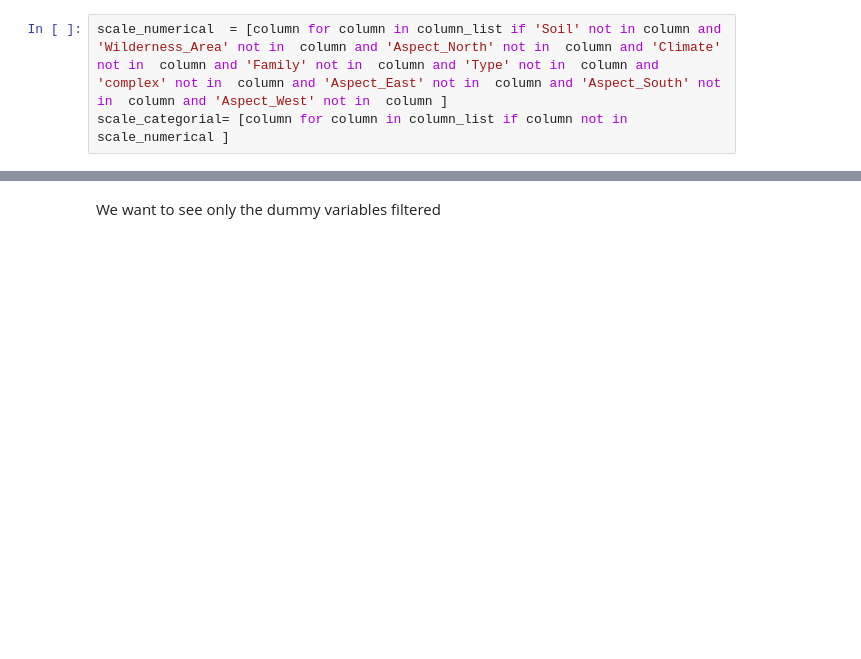
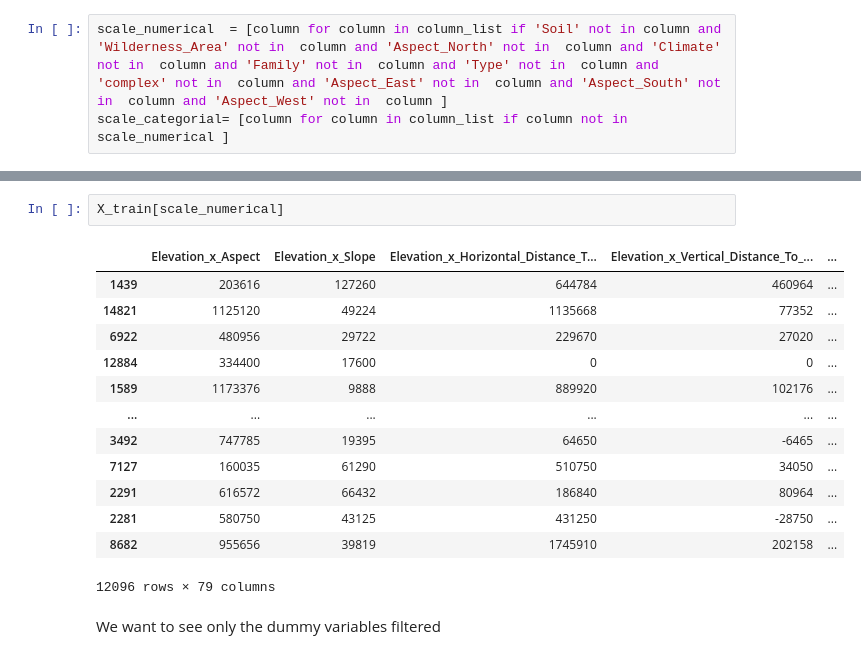
Before and after one commit to callysthenes/forest_cover_type_detector, a Jupyter notebook: group_assignment/forest_cover_type_detector_gr_a_Part2.ipynb, the cells around one changed output, grey strips where cells are left out. Cells and saved outputs as stored; diff of their text form; blank space fills up the shorter version.

```diff
--- a/group_assignment/forest_cover_type_detector_gr_a_Part2.ipynb
+++ b/group_assignment/forest_cover_type_detector_gr_a_Part2.ipynb
@@ -2162,3 +2236,19 @@ scale_categorial= [column for column in column_list if column not in scale_numer
+# %%
+X_train[scale_numerical]
+# %% [output]
+|  | Elevation_x_Aspect | Elevation_x_Slope | Elevation_x_Horizontal_Distance_T... | Elevation_x_Vertical_Distance_To_... | ... |
+| 1439 | 203616 | 127260 | 644784 | 460964 | ... |
+| 14821 | 1125120 | 49224 | 1135668 | 77352 | ... |
+| 6922 | 480956 | 29722 | 229670 | 27020 | ... |
+| 12884 | 334400 | 17600 | 0 | 0 | ... |
+| 1589 | 1173376 | 9888 | 889920 | 102176 | ... |
+| ... | ... | ... | ... | ... | ... |
+| 3492 | 747785 | 19395 | 64650 | -6465 | ... |
+| 7127 | 160035 | 61290 | 510750 | 34050 | ... |
+| 2291 | 616572 | 66432 | 186840 | 80964 | ... |
+| 2281 | 580750 | 43125 | 431250 | -28750 | ... |
+| 8682 | 955656 | 39819 | 1745910 | 202158 | ... |
+12096 rows × 79 columns
 # %% [markdown]
 We want to see only the dummy variables filtered
 # %%
```
Also changed, not shown: parts of 48 cells of this notebook, 3 other files.
